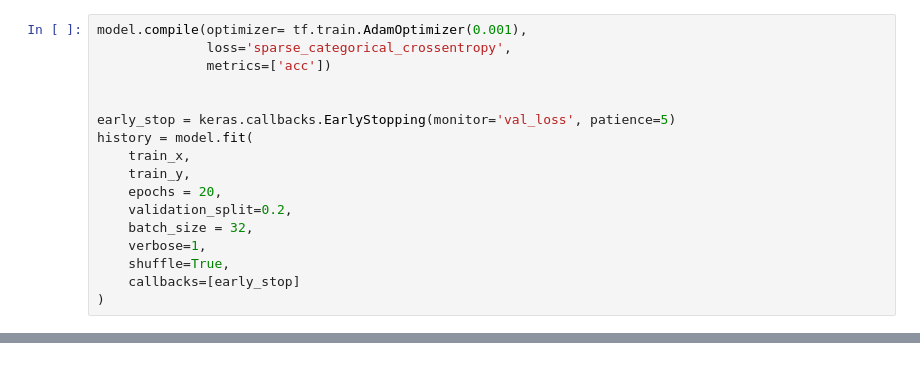
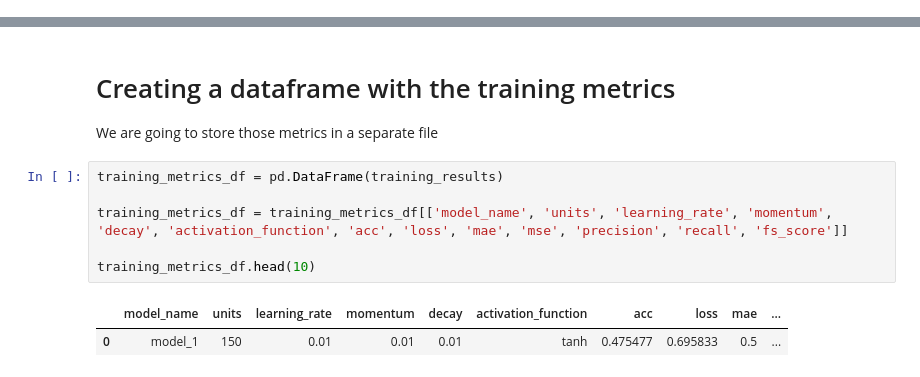
Before and after one commit to gcarvs/News-Impact-On-Dollar, a Jupyter notebook: notebooks/Machine Learning - Training the Neural Network.ipynb, the cells around one changed output, grey strips where cells are left out. Saved outputs shown, nothing was run; the diff lists cells and outputs as text.

Commit message:
Adjusted the machine learning notebook to test different model combinations

```diff
--- a/notebooks/Machine Learning - Training the Neural Network.ipynb
+++ b/notebooks/Machine Learning - Training the Neural Network.ipynb
@@ -57,17 +97,0 @@ _________________________________________________________________
-# %%
-model.compile(optimizer= tf.train.AdamOptimizer(0.001),
-              loss='sparse_categorical_crossentropy',
-              metrics=['acc'])
-
-
-early_stop = keras.callbacks.EarlyStopping(monitor='val_loss', patience=5)
-history = model.fit(
-    train_x,
-    train_y,
-    epochs = 20,
-    validation_split=0.2,
-    batch_size = 32,
-    verbose=1,
-    shuffle=True,
-    callbacks=[early_stop]
-)
@@ -128,0 +177,13 @@ metrics
+# %% [markdown]
+# Creating a dataframe with the training metrics
+
+We are going to store those metrics in a separate file
+# %%
+training_metrics_df = pd.DataFrame(training_results)
+
+training_metrics_df = training_metrics_df[['model_name', 'units', 'learning_rate', 'momentum', 'decay', 'activation_function', 'acc', 'loss', 'mae', 'mse', 'precision', 'recall', 'fs_score']]
+
+training_metrics_df.head(10)
+# %% [output]
+|  | model_name | units | learning_rate | momentum | decay | activation_function | acc | loss | mae | ... |
+| 0 | model_1 | 150 | 0.01 | 0.01 | 0.01 | tanh | 0.475477 | 0.695833 | 0.5 | ... |
```
Also changed, not shown: parts of 14 cells of this notebook, 3 other files.
